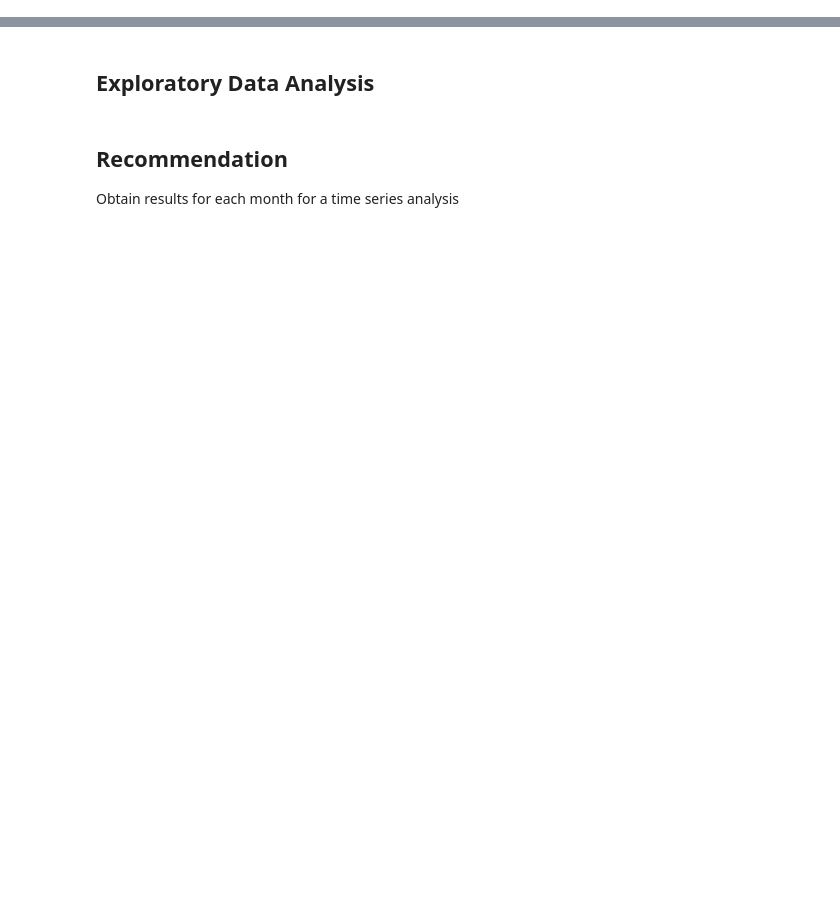
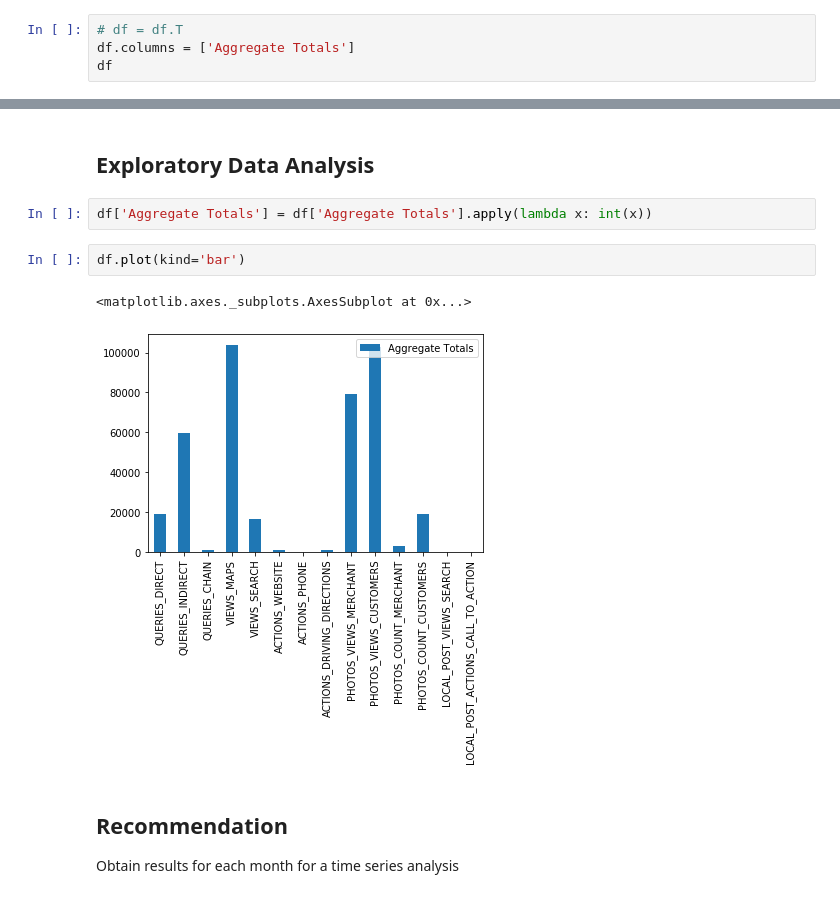
Before and after one commit to algakovic/Element_Coffee_Location_Insights, a Jupyter notebook: GMB_locations_insights.ipynb, the cells around one changed output, grey strips where cells are left out. Saved outputs shown, nothing was run; the diff lists cells and outputs as text; blank space fills up the shorter version.

Commit message:
preprocess aggregate total values from objects to integers, test plot

```diff
--- a/GMB_locations_insights.ipynb
+++ b/GMB_locations_insights.ipynb
@@ -184,3 +186,7 @@ df.rename(index={'totalValue.value': 'Aggregate Totals'})
 # %% [output]
 |  | QUERIES_DIRECT | QUERIES_INDIRECT | QUERIES_CHAIN | VIEWS_MAPS | VIEWS_SEARCH | ACTIONS_WEBSITE | ... |
 | Aggregate Totals | 18853 | 59843 | 1109 | 103922 | 16680 | 1050 | ... |
+# %%
+# df = df.T
+df.columns = ['Aggregate Totals']
+df
@@ -187,5 +209,12 @@ df.rename(index={'totalValue.value': 'Aggregate Totals'})
 # %% [markdown]
 ## Exploratory Data Analysis
+# %%
+df['Aggregate Totals'] = df['Aggregate Totals'].apply(lambda x: int(x))
+# %%
+df.plot(kind='bar')
+# %% [output]
+<matplotlib.axes._subplots.AxesSubplot at 0x...>
+[figure, added]
 # %% [markdown]
 ## Recommendation
 
```
Also changed, not shown: parts of 2 cells of this notebook.
